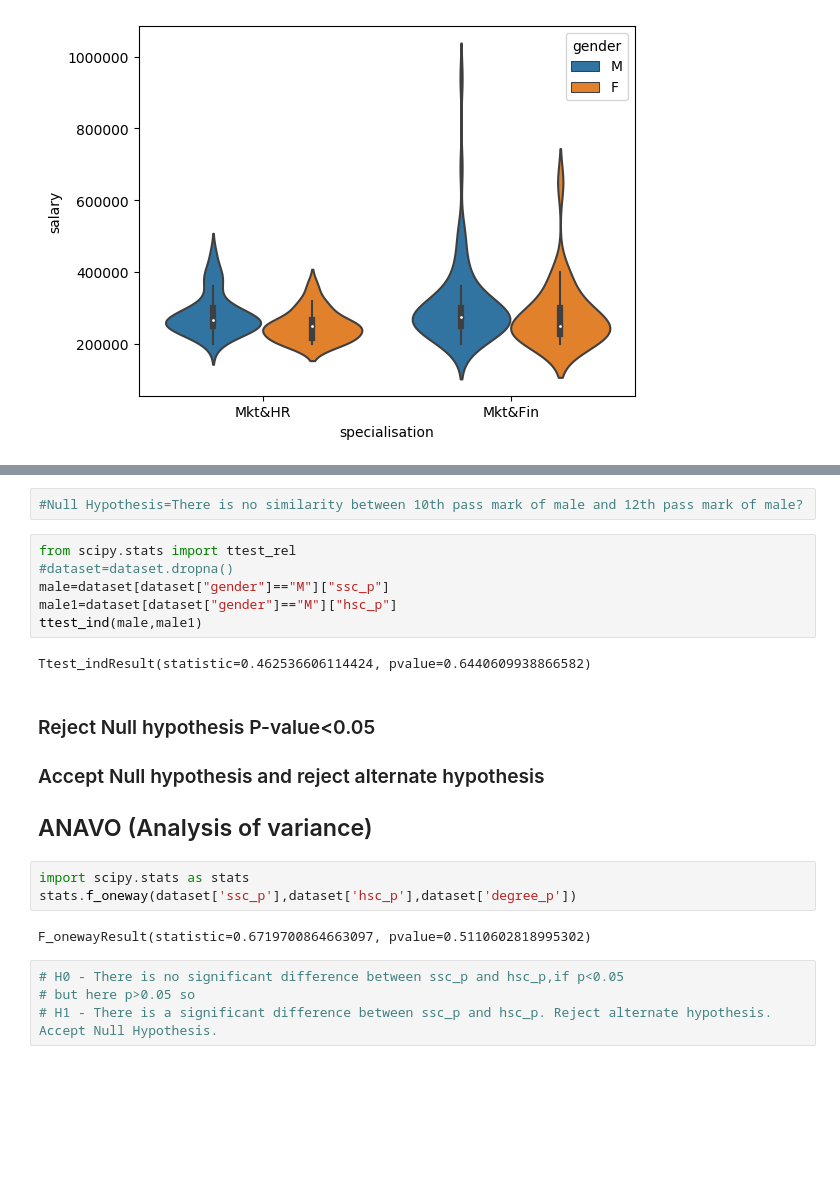
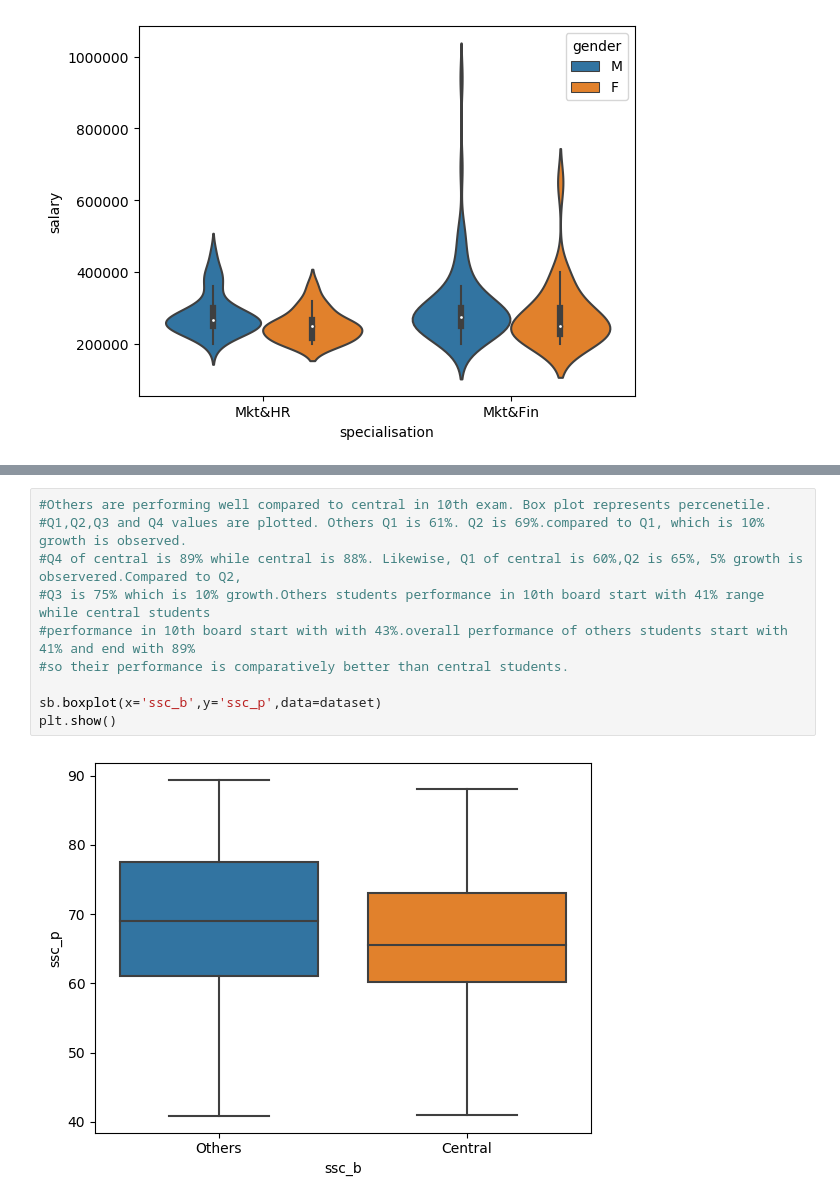
Before and after one commit to sathyakathiresan2019-arch/Data_Visualization, a Jupyter notebook: Week7.Data visualization-seaborn/Data_Visualization_seaborn.ipynb, the cells around one changed output, grey strips where cells are left out. Drawn from its saved outputs; the diff is of its cells as text; blank space fills up the shorter version.

```diff
--- a/Week7.Data visualization-seaborn/Data_Visualization_seaborn.ipynb
+++ b/Week7.Data visualization-seaborn/Data_Visualization_seaborn.ipynb
@@ -133,23 +131,12 @@ plt.show()
-# %%
-#Null Hypothesis=There is no similarity between 10th pass mark of male and 12th pass mark of male?
-# %%
-from scipy.stats import ttest_rel
-#dataset=dataset.dropna()
-male=dataset[dataset["gender"]=="M"]["ssc_p"]
-male1=dataset[dataset["gender"]=="M"]["hsc_p"]
-ttest_ind(male,male1)
-# %% [output]
-Ttest_indResult(statistic=0.462536606114424, pvalue=0.6440609938866582)
-# %% [markdown]
-### Reject Null hypothesis P-value<0.05
-### Accept Null hypothesis and reject alternate hypothesis
-## ANAVO (Analysis of variance)
-# %%
-import scipy.stats as stats
-stats.f_oneway(dataset['ssc_p'],dataset['hsc_p'],dataset['degree_p'])
-# %% [output]
-F_onewayResult(statistic=0.6719700864663097, pvalue=0.5110602818995302)
-# %%
-# H0 - There is no significant difference between ssc_p and hsc_p,if p<0.05
-# but here p>0.05 so
-# H1 - There is a significant difference between ssc_p and hsc_p. Reject alternate hypothesis. Accept Null Hypothesis.
+# %%
+#Others are performing well compared to central in 10th exam. Box plot represents percenetile.
+#Q1,Q2,Q3 and Q4 values are plotted. Others Q1 is 61%. Q2 is 69%.compared to Q1, which is 10% growth is observed.
+#Q4 of central is 89% while central is 88%. Likewise, Q1 of central is 60%,Q2 is 65%, 5% growth is observered.Compared to Q2,
+#Q3 is 75% which is 10% growth.Others students performance in 10th board start with 41% range while central students
+#performance in 10th board start with with 43%.overall performance of others students start with 41% and end with 89%
+#so their performance is comparatively better than central students.
+
+sb.boxplot(x='ssc_b',y='ssc_p',data=dataset)
+plt.show()
+# %% [output]
+[figure, added]
```
Also changed, not shown: parts of 19 cells of this notebook, 4 other files.
